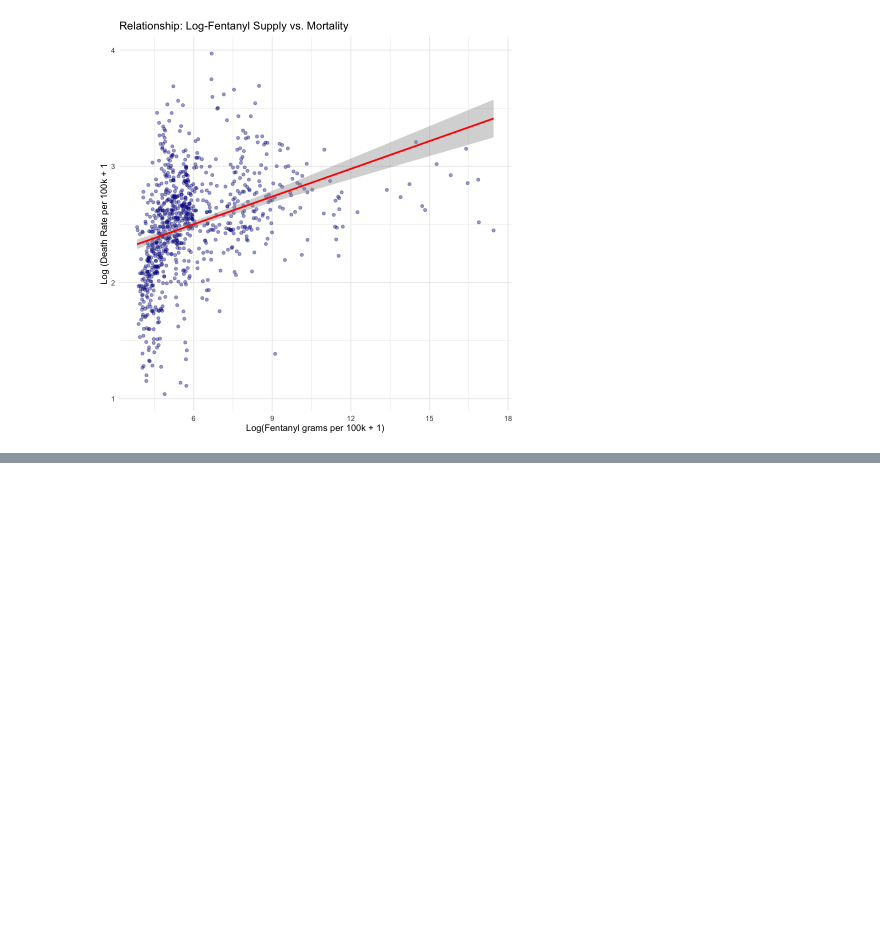
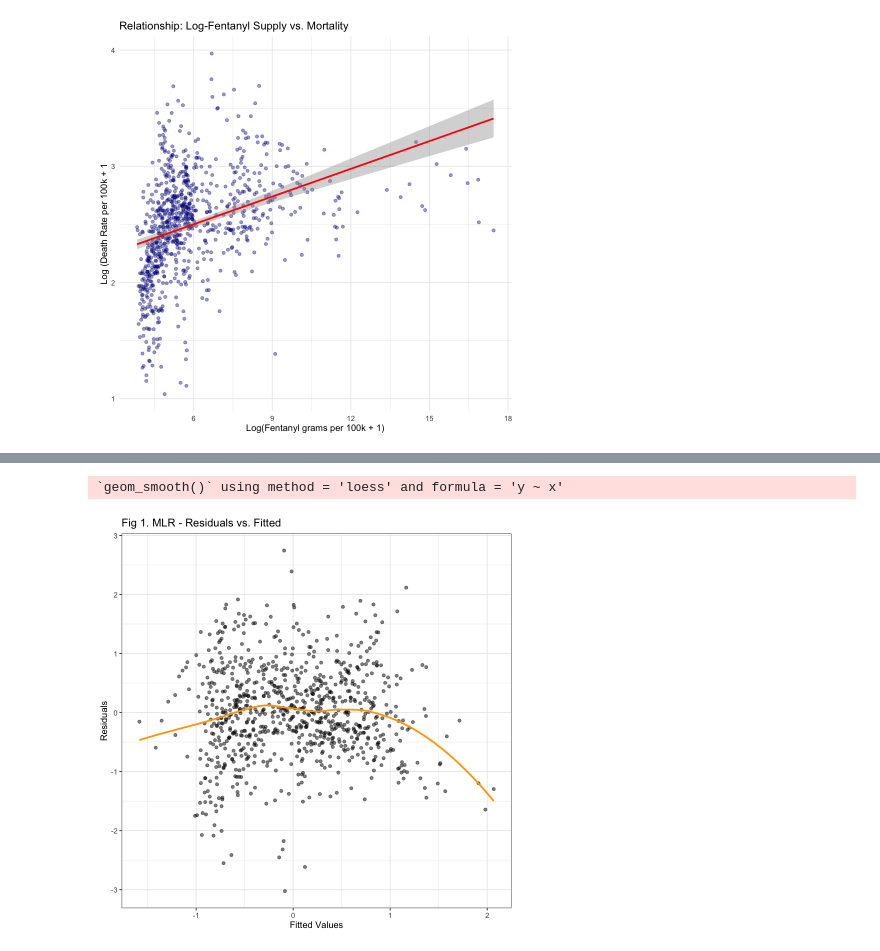
Before and after one commit to amberteetsel/opioid-crisis, a Jupyter notebook: src/mlr.ipynb, the cells around one changed output, grey strips where cells are left out. Saved outputs shown, nothing was run; the diff lists cells and outputs as text; code cells hidden in the pictures; blank space fills up the shorter version.

```diff
--- a/src/mlr.ipynb
+++ b/src/mlr.ipynb
@@ -105,0 +235,20 @@ ggplot(df, aes(x = log_fent, y = log_death_rate)) +
+# %%
+# --------------------- MLR Plots --------------------- #
+df.diagnostics = data.frame(yhat = fitted(lmod_best),
+                            r = resid(lmod_best),
+                            y = df$log_death_rate,
+                            oxy = df$log_oxy,
+                            mw = df$min_wage,
+                            snap = df$snap_rate)
+
+# Residuals vs. Fitted
+ggplot(df.diagnostics, aes(x = yhat, y = r)) +
+  geom_point(alpha = 0.5) +
+  xlab("Fitted Values") +
+  ylab("Residuals") +
+  geom_smooth(se = FALSE, col = "orange") +
+  theme_bw() +
+  ggtitle("Fig 1. MLR - Residuals vs. Fitted")
+# %% [output]
+`geom_smooth()` using method = 'loess' and formula = 'y ~ x'
+[figure, added]
```
Also changed, not shown: parts of 15 cells of this notebook, 4 other files.
